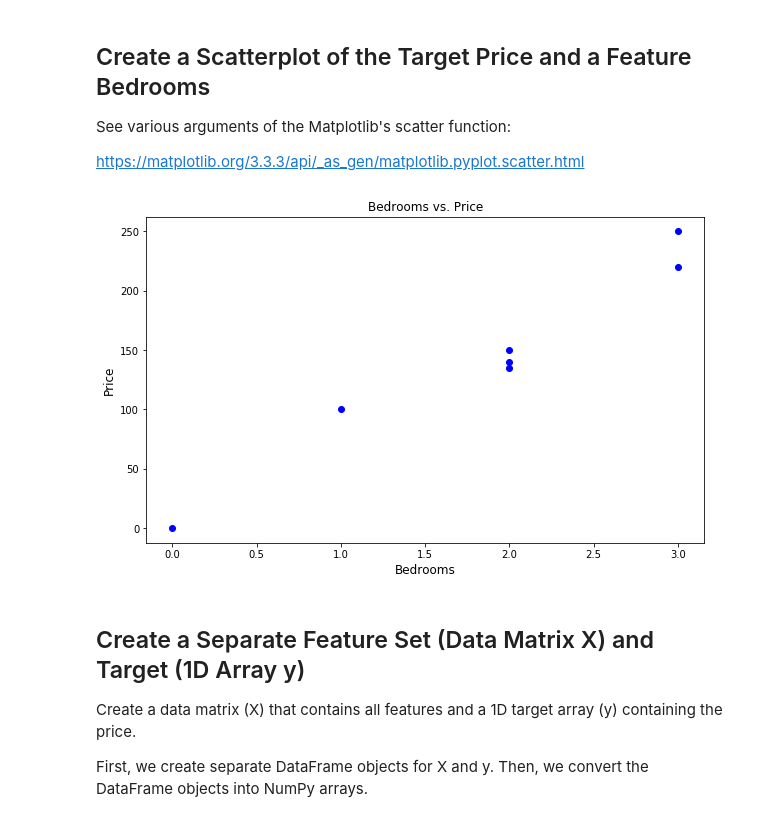
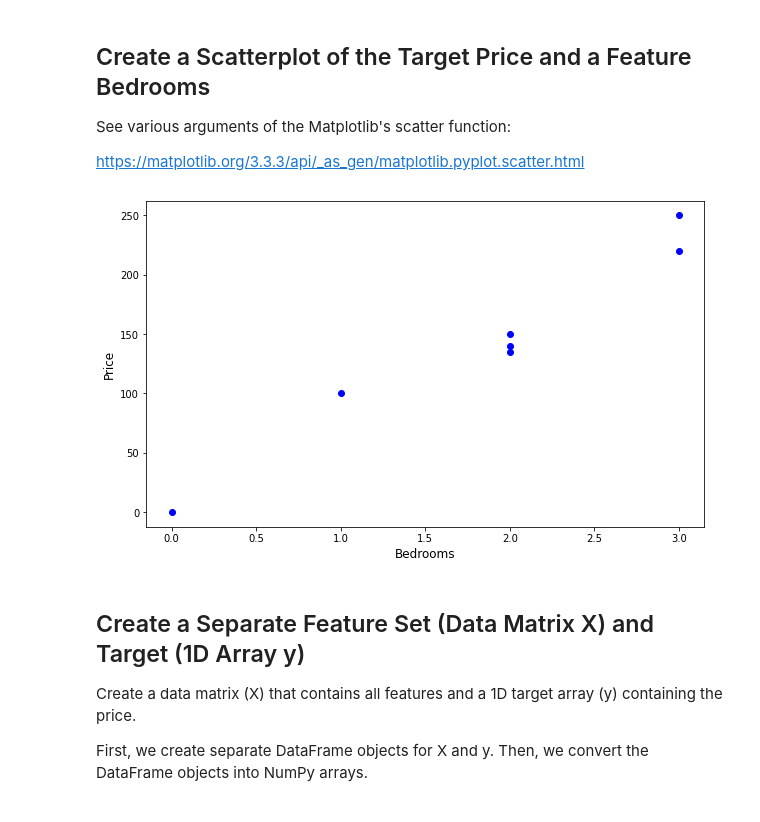
Before and after one commit to rhasanbd/Pandas-A-Very-Brief-Introduction-to-Data-Exploration, a Jupyter notebook: Pandas-1-Very Brief Introduction for Data Exploration.ipynb, the cells around one changed output. Drawn from its saved outputs; the diff is of its cells as text; code cells hidden in the pictures.

```diff
--- a/Pandas-1-Very Brief Introduction for Data Exploration.ipynb
+++ b/Pandas-1-Very Brief Introduction for Data Exploration.ipynb
@@ -415,14 +435,13 @@ https://matplotlib.org/3.3.3/api/_as_gen/matplotlib.pyplot.scatter.html
 # %%
 import matplotlib.pyplot as plt
 
 plt.figure(figsize = (10, 6))
 plt.scatter(df['Bedrooms'], df['Price'], c="b", marker='o')
-plt.title("Bedrooms vs. Price")
 plt.xlabel("Bedrooms", fontsize=12)
 plt.ylabel("Price", rotation=90, fontsize=12)
 plt.show()
 # %% [output]
-[figure, old version]
+[figure, new version]
 # %% [markdown]
 ## Create a Separate Feature Set (Data Matrix X) and Target (1D Array y)
 
```
Also changed, not shown: parts of 21 cells of this notebook.
